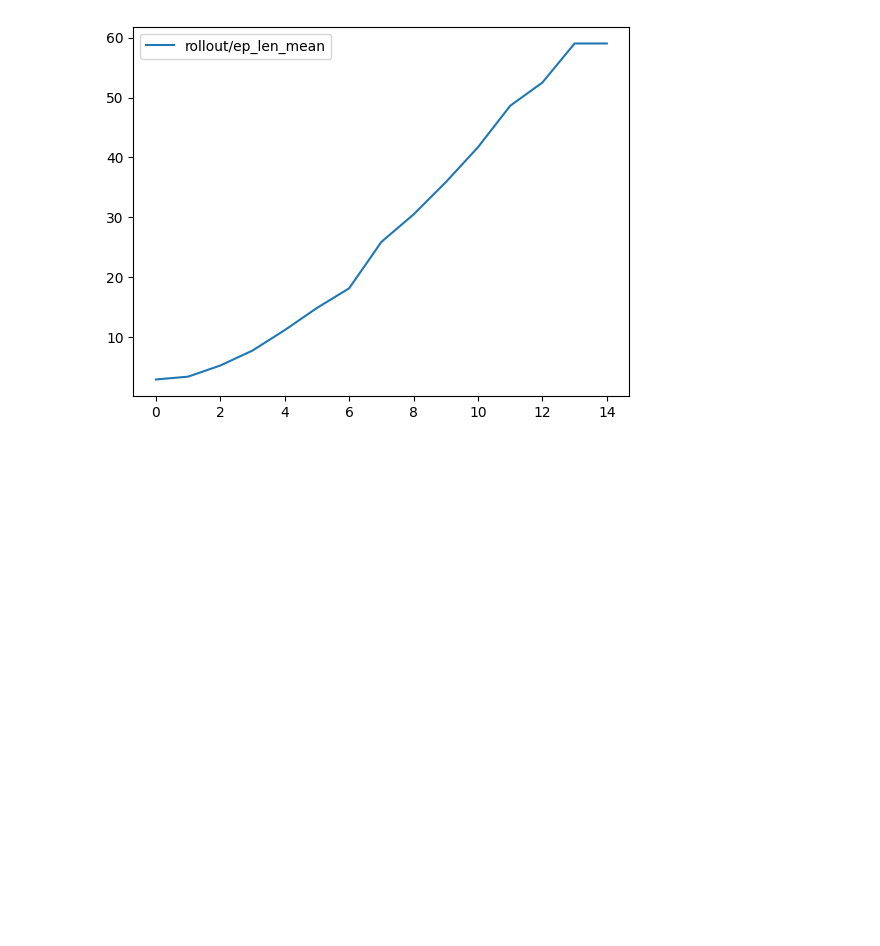
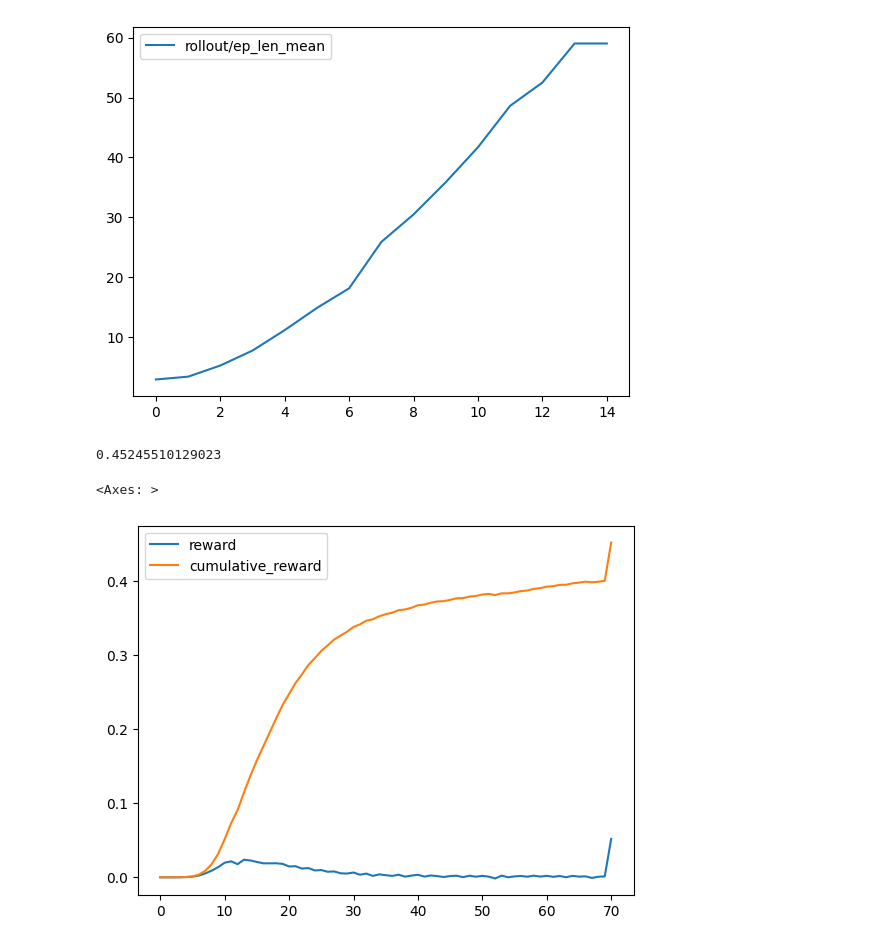
Before and after one commit to rhit-luttredn/SAD-NNs, a Jupyter notebook: sad_nns/hpo/test.ipynb, the cells around one changed output. Cells and saved outputs as stored; diff of their text form; code cells hidden in the pictures; blank space fills up the shorter version.

```diff
--- a/sad_nns/hpo/test.ipynb
+++ b/sad_nns/hpo/test.ipynb
@@ -79,0 +54,45 @@ for i in range(1000):
+# %%
+from stable_baselines3.common.buffers import ReplayBuffer
+import numpy as np
+rb = ReplayBuffer(
+        1_000_000,
+        env.observation_space,
+        env.action_space,
+        device,
+        handle_timeout_termination=False,
+    )
+# %%
+data = {"reward":[],"cumulative_reward":[]}
+obs, _ = env.reset(seed=5)
+cumulative_reward = 0
+infos = []
+action = torch.tensor([0,0.001,0.1])
+for i in range(70):
+    new_obs, reward, done, _, info = env.step(action)
+    infos.append(info)
+    rb.add(obs,new_obs,action,reward,done,infos)
+    obs=new_obs
+    # data["step"].append(i)
+    data["reward"].append(reward)
+    cumulative_reward += reward
+    data["cumulative_reward"].append(cumulative_reward)
+    # print(cumulative_reward)
+    if done:
+        break
+action[0] = 1
+observation, reward, done, _, info = env.step(action)
+infos.append(info)
+rb.add(obs,observation,action,reward,done,infos)
+# data["step"].append(i)
+data["reward"].append(reward)
+cumulative_reward += reward
+data["cumulative_reward"].append(cumulative_reward)
+cumulative_reward
+# %% [output]
+0.45245510129023
+# %%
+data = pd.DataFrame(data)
+data.plot()
+# %% [output]
+<Axes: >
+[figure, added]
```
Also changed, not shown: parts of 6 cells of this notebook, 3 other files.
